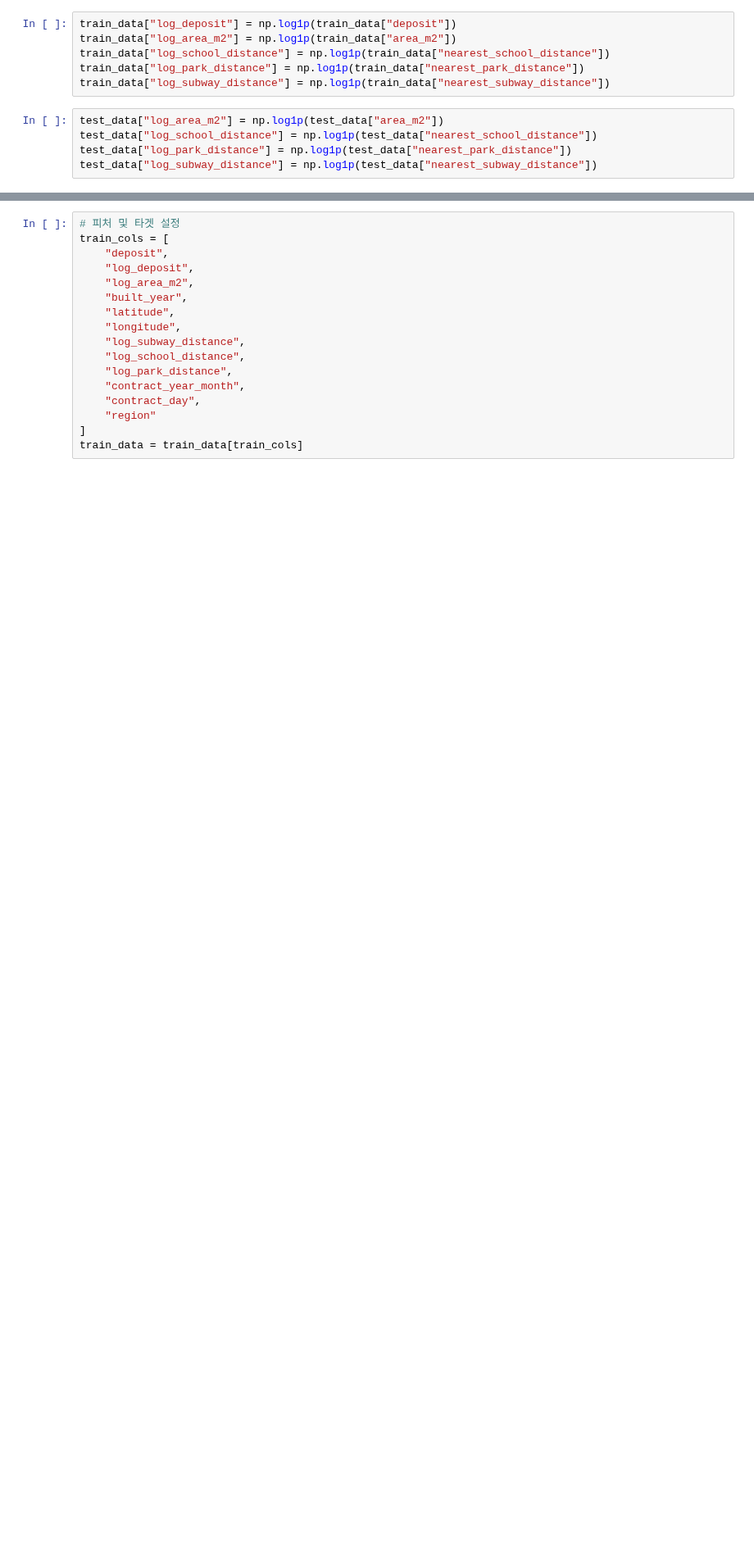
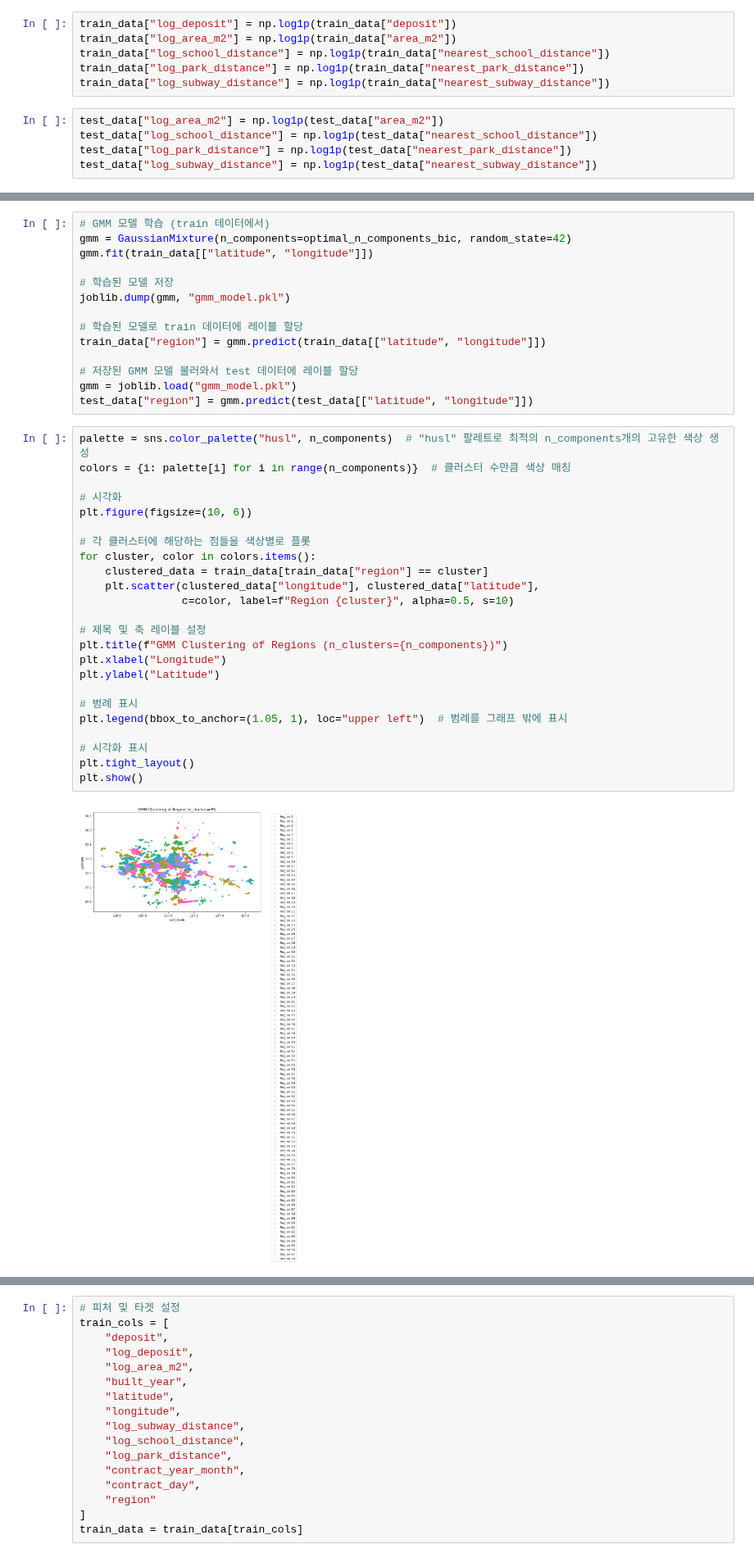
Before and after one commit to boostcampaitech7/level2-competitiveds-recsys-03, a Jupyter notebook: baseline_model_cluster.ipynb, the cells around one changed output, grey strips where cells are left out. Shown at 82% size. Saved outputs shown, nothing was run; the diff lists cells and outputs as text; blank space fills up the shorter version.

```diff
--- a/baseline_model_cluster.ipynb
+++ b/baseline_model_cluster.ipynb
@@ -257,0 +315,40 @@ test_data["log_subway_distance"] = np.log1p(test_data["nearest_subway_distance"]
+# %%
+# GMM 모델 학습 (train 데이터에서)
+gmm = GaussianMixture(n_components=optimal_n_components_bic, random_state=42)
+gmm.fit(train_data[["latitude", "longitude"]])
+
+# 학습된 모델 저장
+joblib.dump(gmm, "gmm_model.pkl")
+
+# 학습된 모델로 train 데이터에 레이블 할당
+train_data["region"] = gmm.predict(train_data[["latitude", "longitude"]])
+
+# 저장된 GMM 모델 불러와서 test 데이터에 레이블 할당
+gmm = joblib.load("gmm_model.pkl")
+test_data["region"] = gmm.predict(test_data[["latitude", "longitude"]])
+# %%
+palette = sns.color_palette("husl", n_components)  # "husl" 팔레트로 최적의 n_components개의 고유한 색상 생성
+colors = {i: palette[i] for i in range(n_components)}  # 클러스터 수만큼 색상 매칭
+
+# 시각화
+plt.figure(figsize=(10, 6))
+
+# 각 클러스터에 해당하는 점들을 색상별로 플롯
+for cluster, color in colors.items():
+    clustered_data = train_data[train_data["region"] == cluster]
+    plt.scatter(clustered_data["longitude"], clustered_data["latitude"],
+                c=color, label=f"Region {cluster}", alpha=0.5, s=10)
+
+# 제목 및 축 레이블 설정
+plt.title(f"GMM Clustering of Regions (n_clusters={n_components})")
+plt.xlabel("Longitude")
+plt.ylabel("Latitude")
+
+# 범례 표시
+plt.legend(bbox_to_anchor=(1.05, 1), loc="upper left")  # 범례를 그래프 밖에 표시
+
+# 시각화 표시
+plt.tight_layout()
+plt.show()
+# %% [output]
+[figure, added]
```
Also changed, not shown: parts of 36 cells of this notebook.
